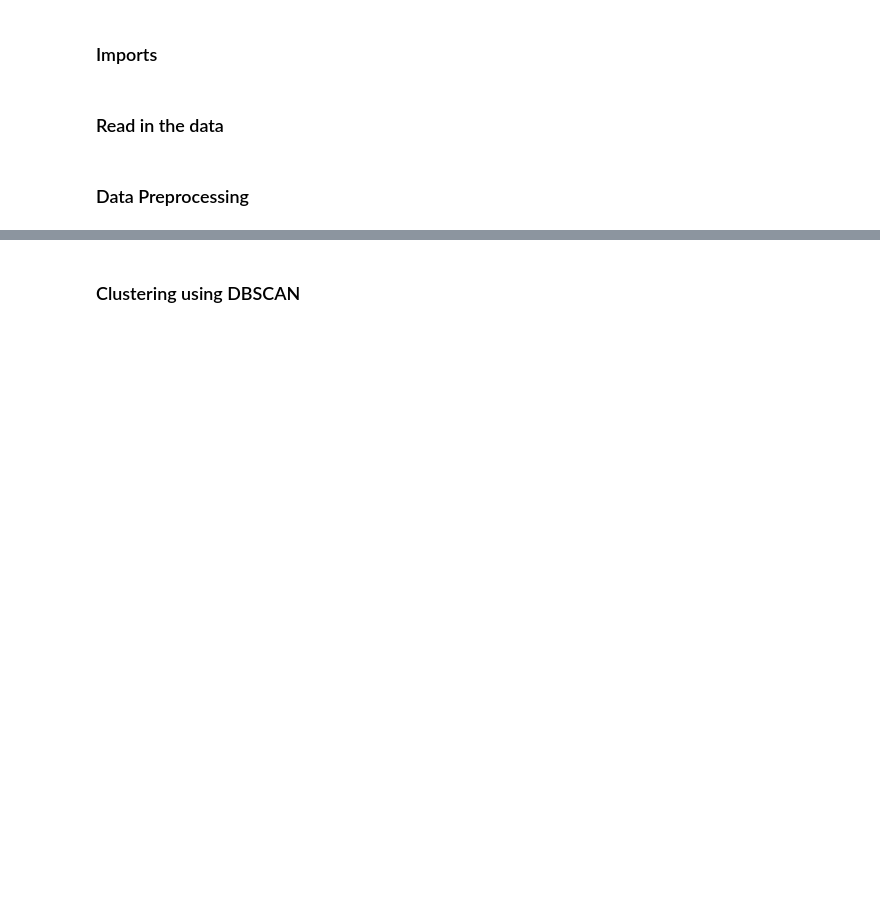
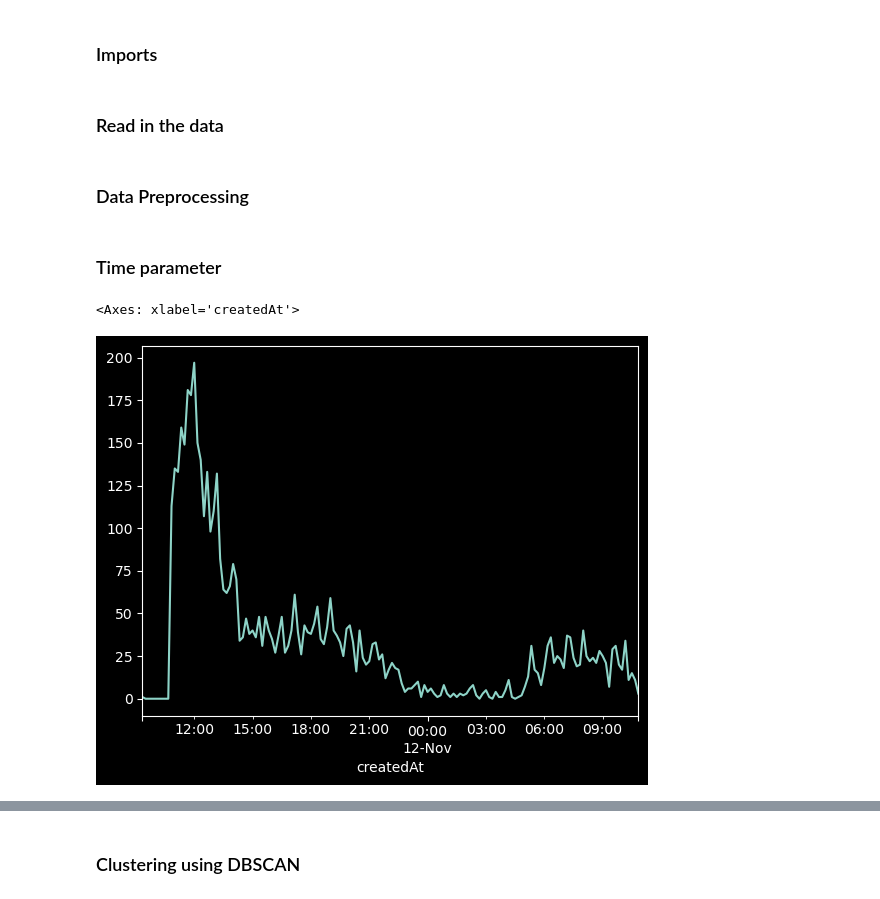
Before and after one commit to lletassey/clustering-tweets-earthquake, a Jupyter notebook: notebooks/algos/dbscan.ipynb, the cells around one changed output, grey strips where cells are left out. Cells and saved outputs as stored; diff of their text form; code cells hidden in the pictures; blank space fills up the shorter version.

```diff
--- a/notebooks/algos/dbscan.ipynb
+++ b/notebooks/algos/dbscan.ipynb
@@ -52,0 +62,18 @@ tweets['createdAt'] = pd.to_datetime(tweets['createdAt'])
+# %% [markdown]
+### Time parameter
+# %%
+# Group tweets by 10 minutes and count the number of tweets
+freq = '10min'
+tweets_freq = tweets.groupby(pd.Grouper(key='createdAt', freq=freq)).count()
+
+# Rename the count column
+tweets_freq.rename(columns={'text': 'count'}, inplace=True)
+
+# Keep only the count column
+tweets_freq = tweets_freq[['count']]
+
+# Plot the number of tweets over time
+tweets_freq['count'].plot()
+# %% [output]
+<Axes: xlabel='createdAt'>
+[figure, added]
```
Also changed, not shown: parts of 7 cells of this notebook, 1 other file.
